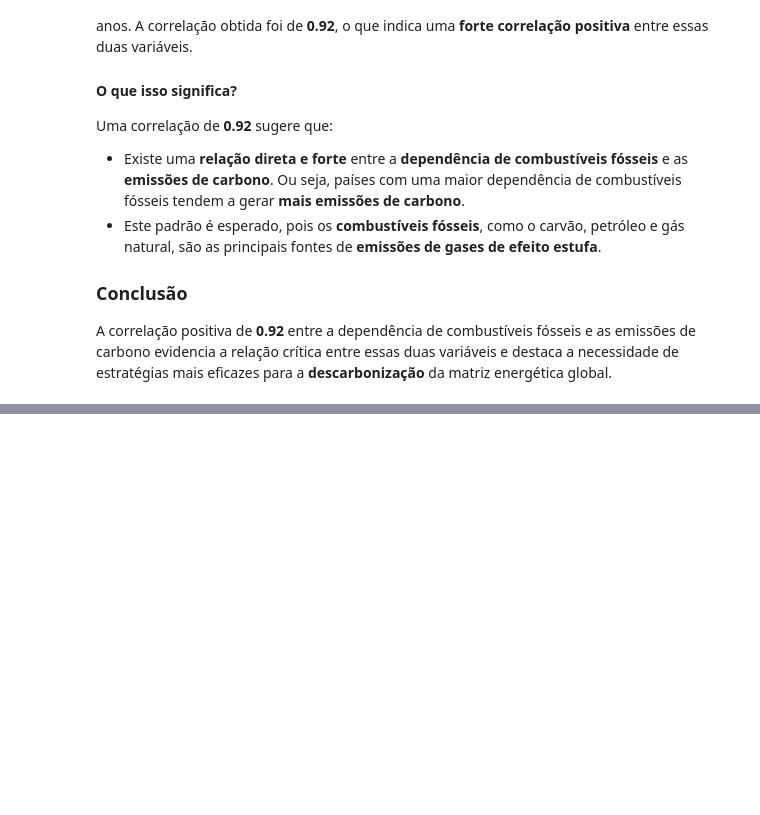
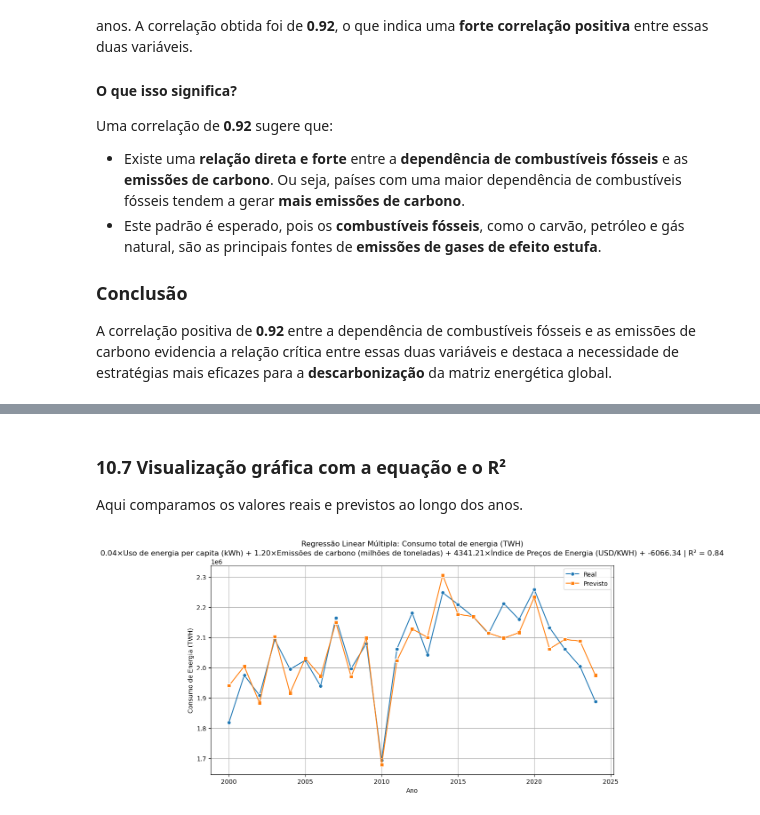
Before and after one commit to Matheus538Benjamin/Projeto-an-lise-de-dados-coderhouse, a Jupyter notebook: Projeto Ciência de Dados.ipynb, the cells around one changed output, grey strips where cells are left out. Cells and saved outputs as stored; diff of their text form; code cells hidden in the pictures; blank space fills up the shorter version.

```diff
--- a/Projeto Ciência de Dados.ipynb
+++ b/Projeto Ciência de Dados.ipynb
@@ -496,0 +626,9 @@ A correlação positiva de **0.92** entre a dependência de combustíveis fósse
+# %%
+from sklearn.linear_model import LinearRegression
+from sklearn.metrics import r2_score, mean_squared_error
+import matplotlib.pyplot as plt
+import seaborn as sns
+import numpy as np
+
+# Agrupar os dados por ano (somando os valores numéricos)
+df_ano = df_energia.groupby('Ano').sum(numeric_only=True).reset_index()
@@ -496,0 +657,4 @@ A correlação positiva de **0.92** entre a dependência de combustíveis fósse
+# %%
+# Criar e treinar o modelo de regressão linear múltipla
+modelo = LinearRegression()
+modelo.fit(X, y)
@@ -496,0 +667,7 @@ A correlação positiva de **0.92** entre a dependência de combustíveis fósse
+# %%
+# Fazer a predição com os próprios dados
+y_pred = modelo.predict(X)
+
+# Avaliar o desempenho
+r2 = r2_score(y, y_pred)
+rmse = np.sqrt(mean_squared_error(y, y_pred))
@@ -496,0 +678,9 @@ A correlação positiva de **0.92** entre a dependência de combustíveis fósse
+# %%
+# Mostrar os coeficientes da equação
+print("🔢 Coeficientes:")
+for f, c in zip(features, modelo.coef_):
+    print(f"- {f}: {c:.2f}")
+
+print(f"\n📈 Intercepto: {modelo.intercept_:.2f}")
+print(f"📊 R² da regressão múltipla: {r2:.4f}")
+print(f"📉 RMSE: {rmse:.2f}")
@@ -496,0 +696,22 @@ A correlação positiva de **0.92** entre a dependência de combustíveis fósse
+# %% [markdown]
+### 10.7 Visualização gráfica com a equação e o R²
+
+Aqui comparamos os valores reais e previstos ao longo dos anos.
+# %%
+# Plotando os valores reais vs previstos com R² e coeficientes no título
+plt.figure(figsize=(10, 6))
+sns.lineplot(x=df_ano['Ano'], y=y, label='Real', marker='o')
+sns.lineplot(x=df_ano['Ano'], y=y_pred, label='Previsto', marker='s')
+
+# Montar equação do modelo no título
+coef_text = " + ".join([f"{c:.2f}×{f}" for f, c in zip(features, modelo.coef_)])
+plt.title(f"Regressão Linear Múltipla: {target}\n{coef_text} + {modelo.intercept_:.2f} | R² = {r2:.2f}")
+
+plt.xlabel("Ano")
+plt.ylabel("Consumo de Energia (TWH)")
+plt.grid(True)
+plt.legend()
+plt.tight_layout()
+plt.show()
+# %% [output]
+[figure, added]
```
Also changed, not shown: parts of 50 cells of this notebook.
